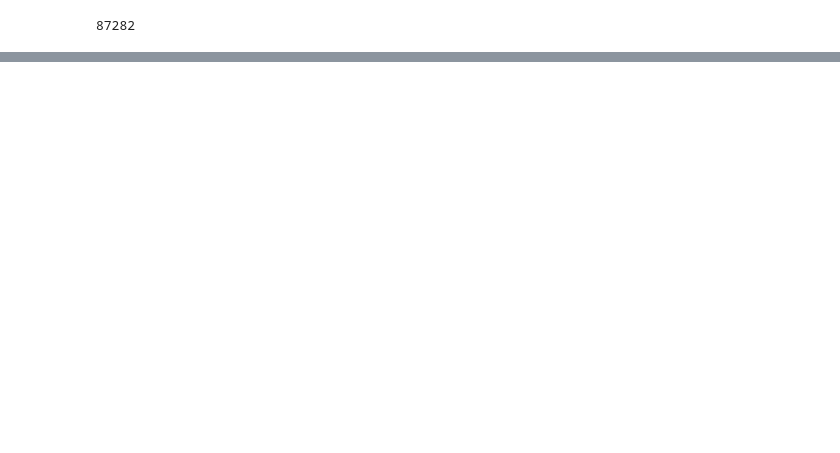
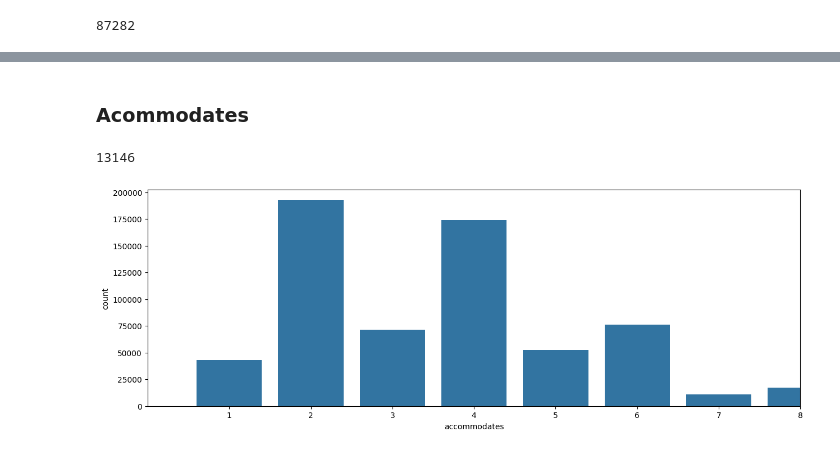
Before and after one commit to raphaelcastelar/projeto-analise-airbnb, a Jupyter notebook: airbnb2.ipynb, the cells around one changed output, grey strips where cells are left out. Saved outputs shown, nothing was run; the diff lists cells and outputs as text; code cells hidden in the pictures; blank space fills up the shorter version.

```diff
--- a/airbnb2.ipynb
+++ b/airbnb2.ipynb
@@ -197,0 +199,10 @@ https://gist.github.com/mwaskom/de44147ed2974457ad6372750bbe5751
+# %% [markdown]
+### Acommodates
+# %%
+
+base_airbnb, linhas_removidas = excluirOutliers(base_airbnb, 'accommodates')
+print(linhas_removidas)
+grafico_barra(base_airbnb['accommodates'])
+# %% [output]
+13146
+[figure, added]
```
Also changed, not shown: parts of 11 cells of this notebook.
